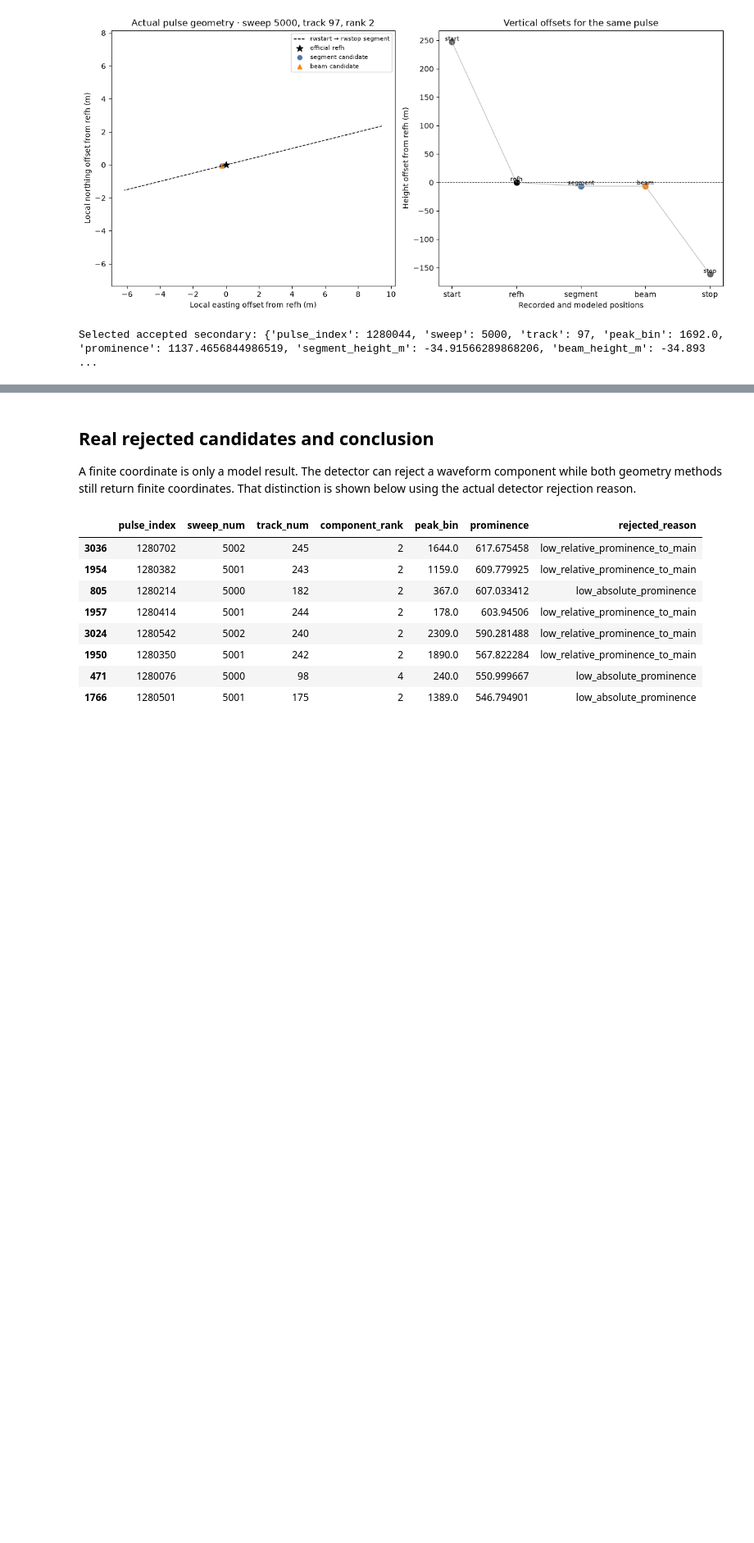
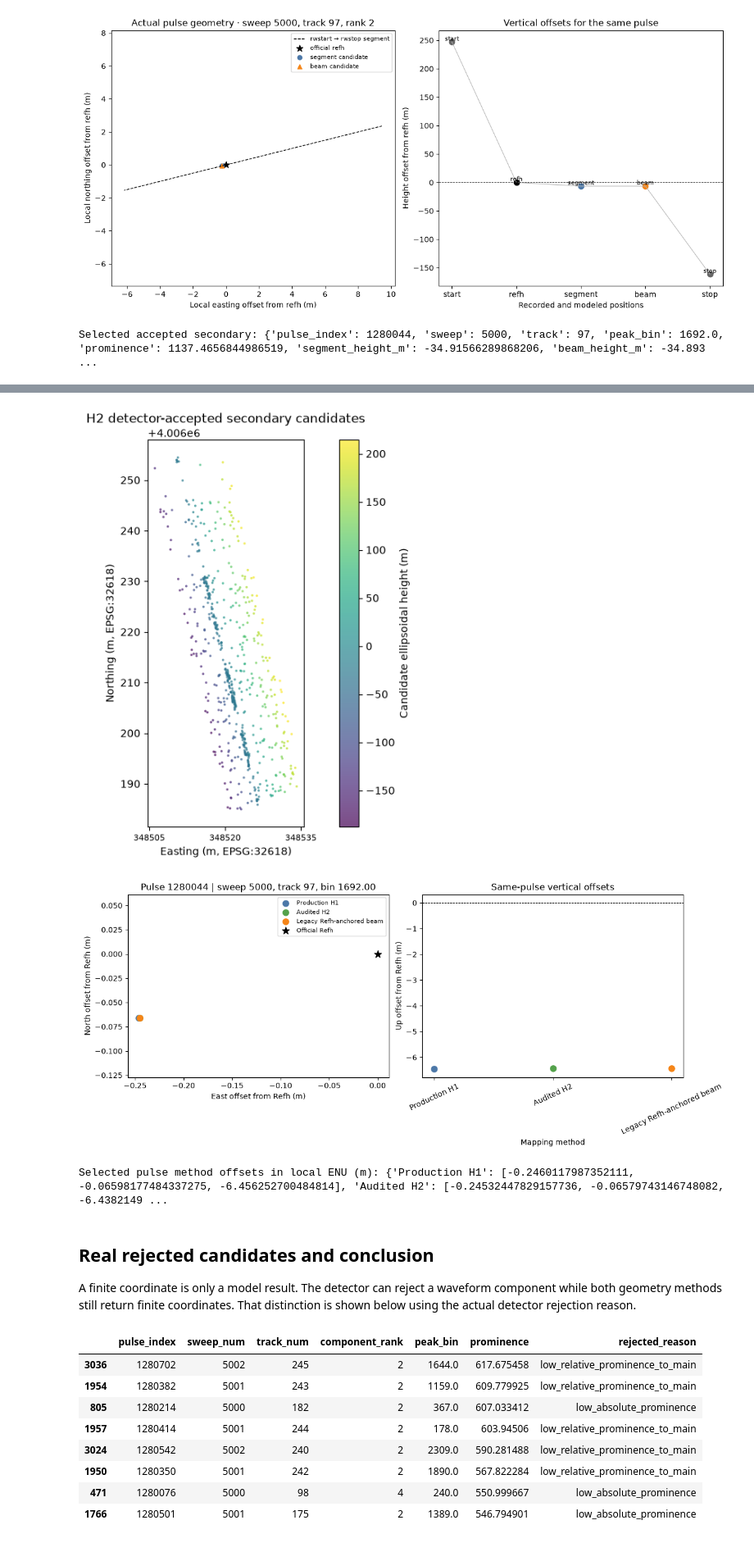
Before and after one commit to jgzhong99/CASALS, a Jupyter notebook: notebooks/04_peak_geolocation.ipynb, the cells around one changed output, grey strips where cells are left out. Shown at 82% size. Cells and saved outputs as stored; diff of their text form; code cells hidden in the pictures; blank space fills up the shorter version.

```diff
--- a/notebooks/04_peak_geolocation.ipynb
+++ b/notebooks/04_peak_geolocation.ipynb
@@ -15,16 +15,19 @@ import pandas as pd
 import h5py
 import matplotlib.pyplot as plt
 from IPython.display import display
-from pyproj import Transformer
+from pyproj import Transformer, Geod
 from casals_l1b.peaks_cli import default_config, extract_components
-from casals_l1b.geolocation import locate_peaks, validate_candidate_table
+from casals_l1b.geolocation import locate_peaks, validate_candidate_table, SEGMENT_METHOD, BEAM_METHOD
+from casals_l1b.waveform import build_record_index_grid, infer_waveform_record_axis, read_waveform_records
+from research.geolocation.bin_georeferencing_audit.run_audit import bin_to_xyz
+%matplotlib inline
 
 ROOT = Path.cwd()
 if not (ROOT / "casals_l1b").is_dir():
     raise RuntimeError("Run this notebook from the CASALS repository root.")
 H5_PATH = ROOT / "data/raw/casals_l1b/casals_l1b_20241118T171757_001_02.h5"
 SWEEPS = [5000, 5001, 5002]
-OUTPUT_ROOT = ROOT / "outputs/notebooks/04_peak_geolocation"
+OUTPUT_ROOT = ROOT / "outputs/notebooks/04_peak_geolocation/scientific_review"
 PEAK_ROOT = OUTPUT_ROOT / "peak_extraction"
 GEOMETRY_ROOT = OUTPUT_ROOT / "geometry_both_methods"
 VALIDATION_ROOT = OUTPUT_ROOT / "candidate_validation"
@@ -253,3 +374,64 @@ Selected accepted secondary: {'pulse_index': 1280044, 'sweep': 5000, 'track': 97
+# %%
+from pyproj import Transformer
+h2_valid = valid_comparison.copy()
+h2_lon, h2_lat, h2_height = to_geo.transform(h2_valid["H2_x"], h2_valid["H2_y"], h2_valid["H2_z"])
+map_transformer = Transformer.from_crs("EPSG:4326", "EPSG:32618", always_xy=True)
+h2_valid["easting_m"], h2_valid["northing_m"] = map_transformer.transform(h2_lon, h2_lat)
+h2_valid["height_m"] = h2_height
+h2_secondary = h2_valid[h2_valid.is_valid_secondary_candidate.astype(bool)]
+fig, ax = plt.subplots(figsize=(7.5, 6), constrained_layout=True)
+scatter = ax.scatter(h2_secondary.easting_m, h2_secondary.northing_m,
+                     c=h2_secondary.height_m, s=5, alpha=.7, cmap="viridis", linewidths=0,
+                     rasterized=True)
+ax.set(xlabel="Easting (m, EPSG:32618)", ylabel="Northing (m, EPSG:32618)",
+       title="H2 detector-accepted secondary candidates")
+ax.set_aspect("equal", adjustable="box")
+ax.ticklabel_format(axis="x", useOffset=False, style="plain")
+ax.xaxis.set_major_locator(plt.MaxNLocator(2))
+ax.tick_params(axis="x", labelsize=8)
+fig.colorbar(scatter, ax=ax, label="Candidate ellipsoidal height (m)")
+plt.show()
+
+# Reuse the strongest accepted secondary chosen above; transform each candidate from ECEF to local ENU.
+chosen_comparison = valid_comparison[(valid_comparison.pulse_index == key[0]) &
+                                     (valid_comparison.component_rank == key[1])]
+if len(chosen_comparison) != 1:
+    raise RuntimeError("The selected pulse/component has no unique H1/H2/beam comparison row.")
+row = chosen_comparison.iloc[0]
+with h5py.File(H5_PATH, "r") as h5:
+    origin_lon = float(h5["refh_longitude"][key[0]])
+    origin_lat = float(h5["refh_latitude"][key[0]])
+    origin_height = float(h5["refh"][key[0]])
+origin_ecef = np.asarray(to_ecef.transform(origin_lon, origin_lat, origin_height), dtype=float)
+lon0, lat0 = np.deg2rad([origin_lon, origin_lat])
+enu_rotation = np.array([[-np.sin(lon0), np.cos(lon0), 0.0],
+                         [-np.sin(lat0)*np.cos(lon0), -np.sin(lat0)*np.sin(lon0), np.cos(lat0)],
+                         [np.cos(lat0)*np.cos(lon0), np.cos(lat0)*np.sin(lon0), np.sin(lat0)]])
+method_points = {
+    "Production H1": np.array([row.candidate_x, row.candidate_y, row.candidate_z], float),
+    "Audited H2": np.array([row.H2_x, row.H2_y, row.H2_z], float),
+    "Legacy Refh-anchored beam": np.array([row.beam_x, row.beam_y, row.beam_z], float),
+}
+local_points = {label: enu_rotation @ (xyz - origin_ecef) for label, xyz in method_points.items()}
+fig, axes = plt.subplots(1, 2, figsize=(12, 5), constrained_layout=True)
+colors = {"Production H1": "#4c78a8", "Audited H2": "#54a24b", "Legacy Refh-anchored beam": "#f58518"}
+for label, point in local_points.items():
+    axes[0].scatter(point[0], point[1], s=65, label=label, color=colors[label])
+    axes[1].scatter(label, point[2], s=65, color=colors[label])
+axes[0].scatter(0, 0, marker="*", color="black", s=100, label="Official Refh")
+axes[0].set(xlabel="East offset from Refh (m)", ylabel="North offset from Refh (m)",
+            title=f"Pulse {key[0]} | sweep {sweep}, track {track}, bin {chosen.peak_bin:.2f}")
+axes[0].set_aspect("equal", adjustable="datalim")
+axes[0].legend(fontsize=8)
+axes[1].axhline(0, color="black", lw=.7, ls="--")
+axes[1].set(xlabel="Mapping method", ylabel="Up offset from Refh (m)", title="Same-pulse vertical offsets")
+axes[1].tick_params(axis="x", rotation=25)
+plt.show()
+print("Selected pulse method offsets in local ENU (m):", {name: point.tolist() for name, point in local_points.items()})
+# %% [output]
+[figure, added]
+[figure, added]
+Selected pulse method offsets in local ENU (m): {'Production H1': [-0.2460117987352111, -0.06598177484337275, -6.456252700484814], 'Audited H2': [-0.24532447829157736, -0.06579743146748082, -6.4382149 ...
 # %% [markdown]
 ## Real rejected candidates and conclusion
 
```
Also changed, not shown: parts of 8 cells of this notebook, 20 other files.
